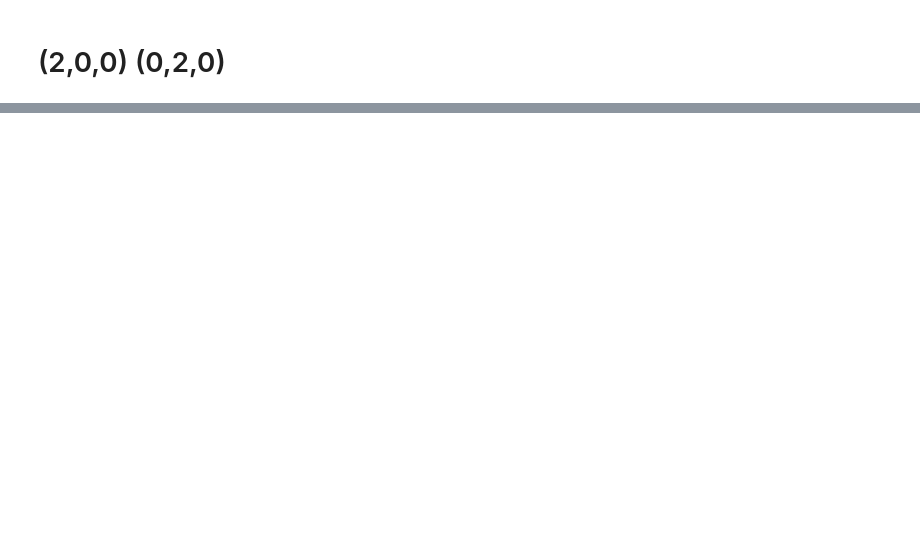
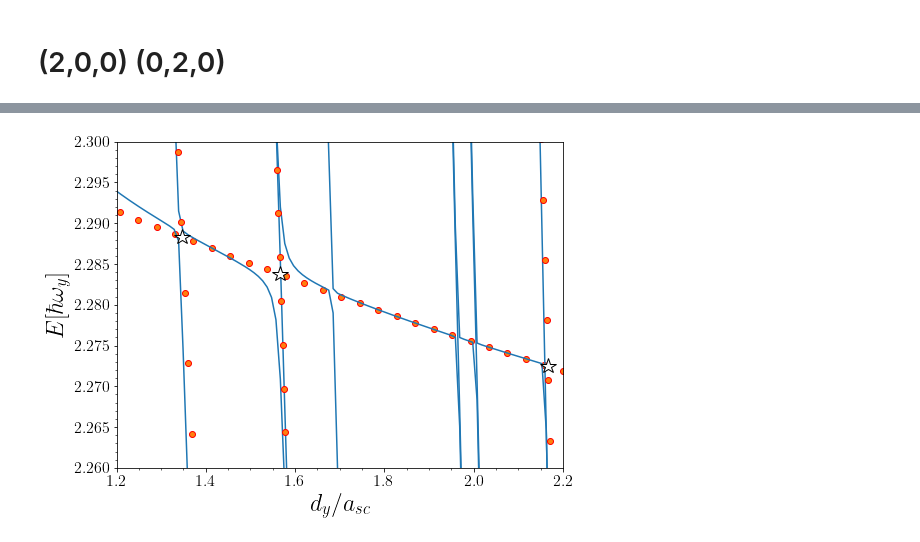
Before and after one commit to TsspGit/Ultracold_Atoms_src, a Jupyter notebook: Analysis/q2dq3d/Energies_Analysis_5505_LiLi_AgB1u.ipynb, the cells around one changed output, grey strips where cells are left out. Drawn from its saved outputs; the diff is of its cells as text; code cells hidden in the pictures; blank space fills up the shorter version.

```diff
--- a/Analysis/q2dq3d/Energies_Analysis_5505_LiLi_AgB1u.ipynb
+++ b/Analysis/q2dq3d/Energies_Analysis_5505_LiLi_AgB1u.ipynb
@@ -168,11 +181,0 @@ f Eigenstates:
-# %%
-print(f'''To find the eigenstates:
-x={x[150]}, delta=0{delta[150]}
-x={x[110]}, delta=0{delta[110]}
-x={x[90]}, delta=0{delta[90]}
-x={x[50]}, delta=0{delta[50]}
-x={x[30]}, delta=0{delta[30]}
-x={x[20]}, delta=0{delta[20]}
-x={x[10]}, delta=0{delta[10]}
-x={x[5]}, delta=0{delta[5]}
-''')
@@ -245,0 +186,79 @@ ax3.set_xlim(1.15, 1.30)
+# %%
+fig3, ax3 = plt.subplots(figsize=(8,6))
+# nivel 2053:
+trap_poly = trap_fit(dic, x, x_lims=(1.1, 2), y_lims=(2.22, 2.30) ,levels=(2053, 2062), tol=1, wy=wy)/wy
+x2053 = np.linspace(1, 2.2, num=30)
+ax3.scatter(x2053, np.polyval(trap_poly, x2053), edgecolor='r', facecolor='C1', label='Diabatic', zorder=1)
+ax3.plot(x, dic['nivel_2053']/wy, 'C0', label='Adiabatic', zorder=2)
+
+# nivel 2054:
+ax3.plot(x, dic['nivel_2054']/wy, 'C0', zorder=1)
+f2054 = np.polyfit(x[(x < 1.35) & (x > 1.31)], np.array(dic['nivel_2054'])[(x < 1.35) & (x > 1.31)]/wy, deg=1)
+x2054 = np.linspace(1.25, 1.4, num=20)
+ax3.scatter(x2054, np.polyval(f2054, x2054), edgecolor='r', facecolor='C1', zorder=2)
+
+# nivel 2055:
+ax3.plot(x, dic['nivel_2055']/wy, 'C0', zorder=1)
+f2055 = np.polyfit(x[(x < 1.6) & (x > 1.5)], np.array(dic['nivel_2055'])[(x < 1.6) & (x > 1.5)]/wy, deg=1)
+x2055 = np.linspace(1.55, 1.61, num=20)
+ax3.scatter(x2055, np.polyval(f2055, x2055), edgecolor='r', facecolor='C1', zorder=2)
+
+# nivel 2056:
+ax3.plot(x, dic['nivel_2056']/wy, 'C0', zorder=1)
+
+# nivel 2057:
+ax3.plot(x, dic['nivel_2057']/wy, 'C0', zorder=1)
+
+# nivel 2058:
+ax3.plot(x, dic['nivel_2058']/wy, 'C0', zorder=1)
+
+# nivel 2059:
+ax3.plot(x, dic['nivel_2059']/wy, 'C0', zorder=1)
+
+
+# nivel 2060:
+ax3.plot(x, dic['nivel_2060']/wy, 'C0', zorder=1)
+
+# nivel 2061:
+ax3.plot(x, dic['nivel_2061']/wy, 'C0', zorder=1)
+
+# nivel 2062:
+ax3.plot(x, dic['nivel_2062']/wy, 'C0', zorder=1)
+f2062 = np.polyfit(x[(x < 2.2) & (x > 2)], np.array(dic['nivel_2062'])[(x < 2.2) & (x > 2)]/wy, deg=1)
+x2062 = np.linspace(2, 2.2, num=50)
+ax3.scatter(x2062, np.polyval(f2062, x2062), edgecolor='r', facecolor='C1', zorder=2)
+
+# Crosses:
+##########
+ax3.plot(cross_points(trap_poly, f2054), np.polyval(trap_poly, sp.re(cross_points(trap_poly, f2054))), 'w*', markersize=16, markeredgecolor='k', label='ICIR')
+ax3.plot(cross_points(trap_poly, f2055), np.polyval(trap_poly, sp.re(cross_points(trap_poly, f2055))), 'w*', markersize=16, markeredgecolor='k', label='ICIR')
+ax3.plot(cross_points(trap_poly, f2062), np.polyval(trap_poly, sp.re(cross_points(trap_poly, f2062))), 'w*', markersize=16, markeredgecolor='k', label='ICIR')
+
+
+
+# States:
+#########
+#ax3.annotate(r'$\left|\psi^{(1)} \Phi_{(0,0,0)}\right>$', xy=(1.25, 2.534), xytext=(1.25, 2.536), fontsize=14,
+#             bbox=dict(boxstyle="round", alpha=0.3, facecolor='C1'),
+#             arrowprops=dict(arrowstyle="wedge, tail_width=0.5", alpha=0.3, facecolor='C1'))
+#
+#ax3.annotate(r'$\left|\psi^{(b)} \Phi_{(0,2,0)}\right>$', xy=(1.20, 2.5382), xytext=(1.22, 2.5382), fontsize=14,
+#             bbox=dict(boxstyle="round", alpha=0.3, facecolor='C1'),
+#             arrowprops=dict(arrowstyle="wedge, tail_width=0.5", alpha=0.3, facecolor='C1'))
+#
+#ax3.annotate(r'$\left|\psi^{(b)} \Phi_{(0,0,4)}\right>$', xy=(1.05, 3.355), xytext=(0.74, 3.36), fontsize=14,
+#             bbox=dict(boxstyle="round", alpha=0.3, facecolor='C1'),
+#             arrowprops=dict(arrowstyle="wedge, tail_width=0.5", alpha=0.3, facecolor='C1'))
+#
+#ax3.annotate(r'$\left|\psi^{(b)} \Phi_{(2,0,0)}\right>$', xy=(1.20, 2.5382), xytext=(1.13, 2.5382), fontsize=14,
+#             bbox=dict(boxstyle="round", alpha=0.3, facecolor='C1'),
+#             arrowprops=dict(arrowstyle="wedge, tail_width=0.5", alpha=0.3, facecolor='C1'))
+
+ax3.set_xlabel('$d_{y}/a_{sc}$')
+ax3.set_ylabel('$E[\hbar \omega_{y}]$')
+ax3.xaxis.set_minor_locator(AutoMinorLocator())
+ax3.yaxis.set_minor_locator(AutoMinorLocator())
+ax3.set_ylim(2.26, 2.30)
+ax3.set_xlim(1.2, 2.2)
+#fig3.savefig('Results/Figures/LiLi_2d3d_4993_Easc_Interpolation.png', bbox_inches="tight", dpi=200)
+# %% [output]
@@ -246,2 +279,3 @@ ax3.set_xlim(1.15, 1.30)
+[figure, added]
 # %%
 print(f'''Crosses between (x, E):
```
Also changed, not shown: parts of 18 cells of this notebook.
